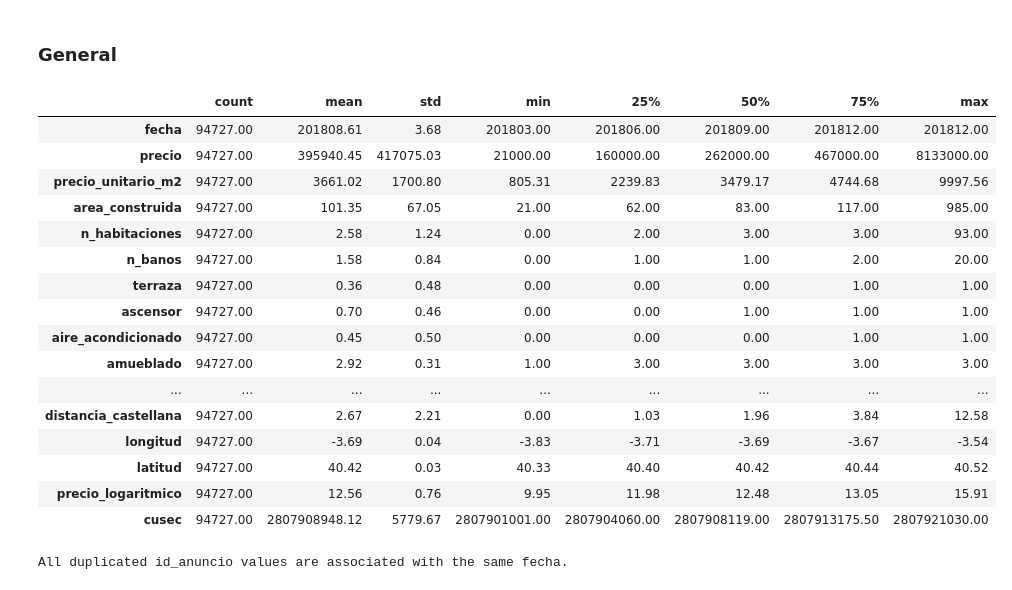
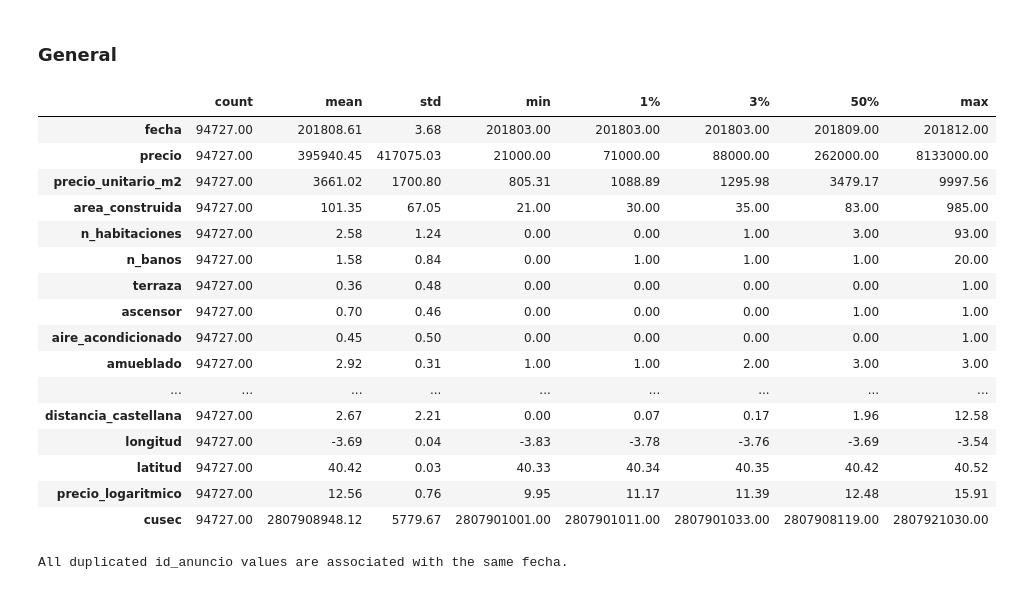
Before and after one commit to anamartiiins/MDS6-IDEALISTA, a Jupyter notebook: exploratory_data_analysis.ipynb, the cells around one changed output. Cells and saved outputs as stored; diff of their text form; code cells hidden in the pictures.

```diff
--- a/exploratory_data_analysis.ipynb
+++ b/exploratory_data_analysis.ipynb
@@ -108,26 +108,26 @@ df_assets = gdf_assets.copy()
 # generate_pandas_profiling_report(df=df_assets[df_assets.columns.difference(['geometry','cusec', 'barrio_id'])])
 # %%
 # See general statistics of df
-description_df = df_assets.describe().transpose().style.format("{:.2f}")
+description_df = df_assets.describe(percentiles=[0.01, 0.03]).transpose().style.format("{:.2f}")
 description_df
 # %% [output]
-|  | count | mean | std | min | 25% | 50% | 75% | max |
-| fecha | 94727.00 | 201808.61 | 3.68 | 201803.00 | 201806.00 | 201809.00 | 201812.00 | 201812.00 |
-| precio | 94727.00 | 395940.45 | 417075.03 | 21000.00 | 160000.00 | 262000.00 | 467000.00 | 8133000.00 |
-| precio_unitario_m2 | 94727.00 | 3661.02 | 1700.80 | 805.31 | 2239.83 | 3479.17 | 4744.68 | 9997.56 |
-| area_construida | 94727.00 | 101.35 | 67.05 | 21.00 | 62.00 | 83.00 | 117.00 | 985.00 |
-| n_habitaciones | 94727.00 | 2.58 | 1.24 | 0.00 | 2.00 | 3.00 | 3.00 | 93.00 |
-| n_banos | 94727.00 | 1.58 | 0.84 | 0.00 | 1.00 | 1.00 | 2.00 | 20.00 |
-| terraza | 94727.00 | 0.36 | 0.48 | 0.00 | 0.00 | 0.00 | 1.00 | 1.00 |
-| ascensor | 94727.00 | 0.70 | 0.46 | 0.00 | 0.00 | 1.00 | 1.00 | 1.00 |
-| aire_acondicionado | 94727.00 | 0.45 | 0.50 | 0.00 | 0.00 | 0.00 | 1.00 | 1.00 |
-| amueblado | 94727.00 | 2.92 | 0.31 | 1.00 | 3.00 | 3.00 | 3.00 | 3.00 |
+|  | count | mean | std | min | 1% | 3% | 50% | max |
+| fecha | 94727.00 | 201808.61 | 3.68 | 201803.00 | 201803.00 | 201803.00 | 201809.00 | 201812.00 |
+| precio | 94727.00 | 395940.45 | 417075.03 | 21000.00 | 71000.00 | 88000.00 | 262000.00 | 8133000.00 |
+| precio_unitario_m2 | 94727.00 | 3661.02 | 1700.80 | 805.31 | 1088.89 | 1295.98 | 3479.17 | 9997.56 |
+| area_construida | 94727.00 | 101.35 | 67.05 | 21.00 | 30.00 | 35.00 | 83.00 | 985.00 |
+| n_habitaciones | 94727.00 | 2.58 | 1.24 | 0.00 | 0.00 | 1.00 | 3.00 | 93.00 |
+| n_banos | 94727.00 | 1.58 | 0.84 | 0.00 | 1.00 | 1.00 | 1.00 | 20.00 |
+| terraza | 94727.00 | 0.36 | 0.48 | 0.00 | 0.00 | 0.00 | 0.00 | 1.00 |
+| ascensor | 94727.00 | 0.70 | 0.46 | 0.00 | 0.00 | 0.00 | 1.00 | 1.00 |
+| aire_acondicionado | 94727.00 | 0.45 | 0.50 | 0.00 | 0.00 | 0.00 | 0.00 | 1.00 |
+| amueblado | 94727.00 | 2.92 | 0.31 | 1.00 | 1.00 | 2.00 | 3.00 | 3.00 |
 | ... | ... | ... | ... | ... | ... | ... | ... | ... |
-| distancia_castellana | 94727.00 | 2.67 | 2.21 | 0.00 | 1.03 | 1.96 | 3.84 | 12.58 |
-| longitud | 94727.00 | -3.69 | 0.04 | -3.83 | -3.71 | -3.69 | -3.67 | -3.54 |
-| latitud | 94727.00 | 40.42 | 0.03 | 40.33 | 40.40 | 40.42 | 40.44 | 40.52 |
-| precio_logaritmico | 94727.00 | 12.56 | 0.76 | 9.95 | 11.98 | 12.48 | 13.05 | 15.91 |
-| cusec | 94727.00 | 2807908948.12 | 5779.67 | 2807901001.00 | 2807904060.00 | 2807908119.00 | 2807913175.50 | 2807921030.00 |
+| distancia_castellana | 94727.00 | 2.67 | 2.21 | 0.00 | 0.07 | 0.17 | 1.96 | 12.58 |
+| longitud | 94727.00 | -3.69 | 0.04 | -3.83 | -3.78 | -3.76 | -3.69 | -3.54 |
+| latitud | 94727.00 | 40.42 | 0.03 | 40.33 | 40.34 | 40.35 | 40.42 | 40.52 |
+| precio_logaritmico | 94727.00 | 12.56 | 0.76 | 9.95 | 11.17 | 11.39 | 12.48 | 15.91 |
+| cusec | 94727.00 | 2807908948.12 | 5779.67 | 2807901001.00 | 2807901011.00 | 2807901033.00 | 2807908119.00 | 2807921030.00 |
 # %%
 # Remove duplicated anuncios_id
 df_assets = remove_duplicated_anuncios_id(df_assets=df_assets, criteria="last")
```
Also changed, not shown: parts of 1 cell of this notebook.
